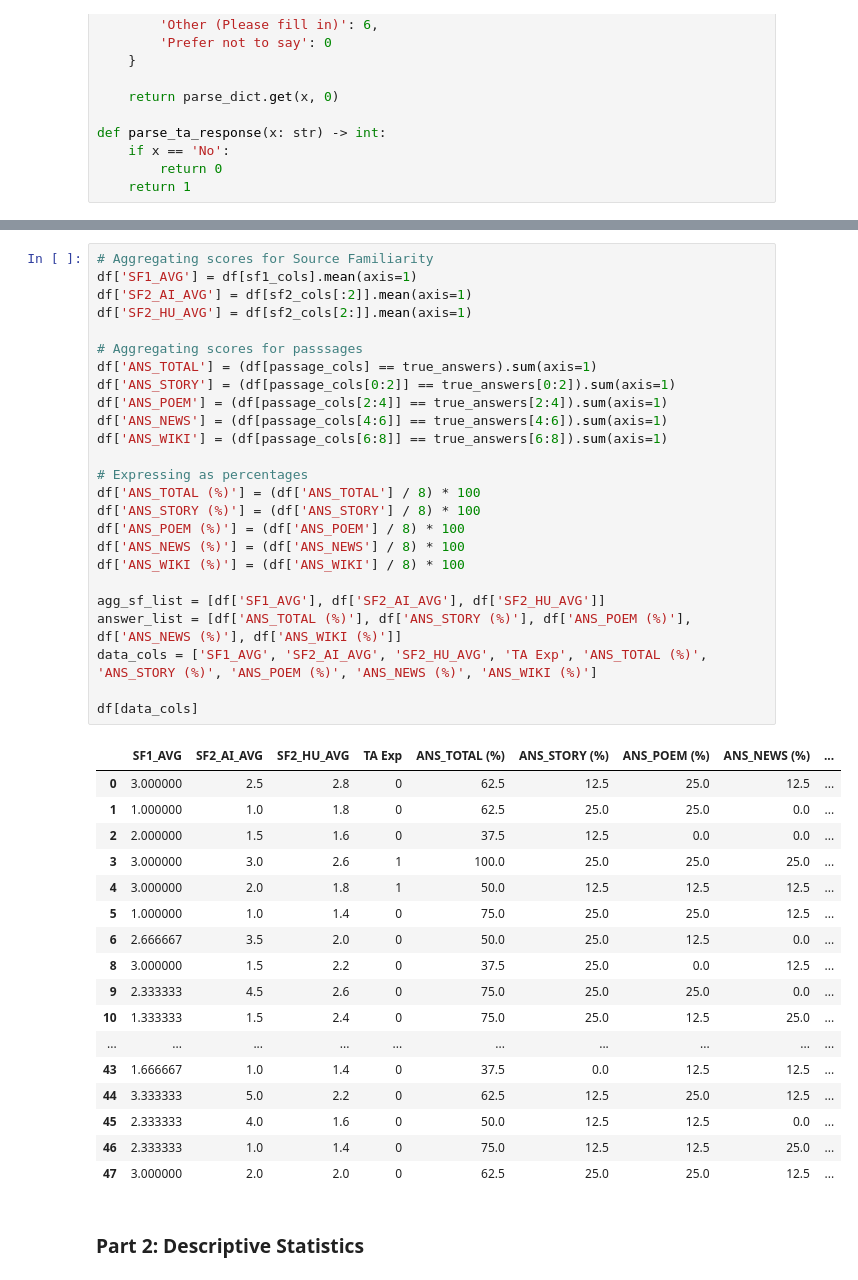
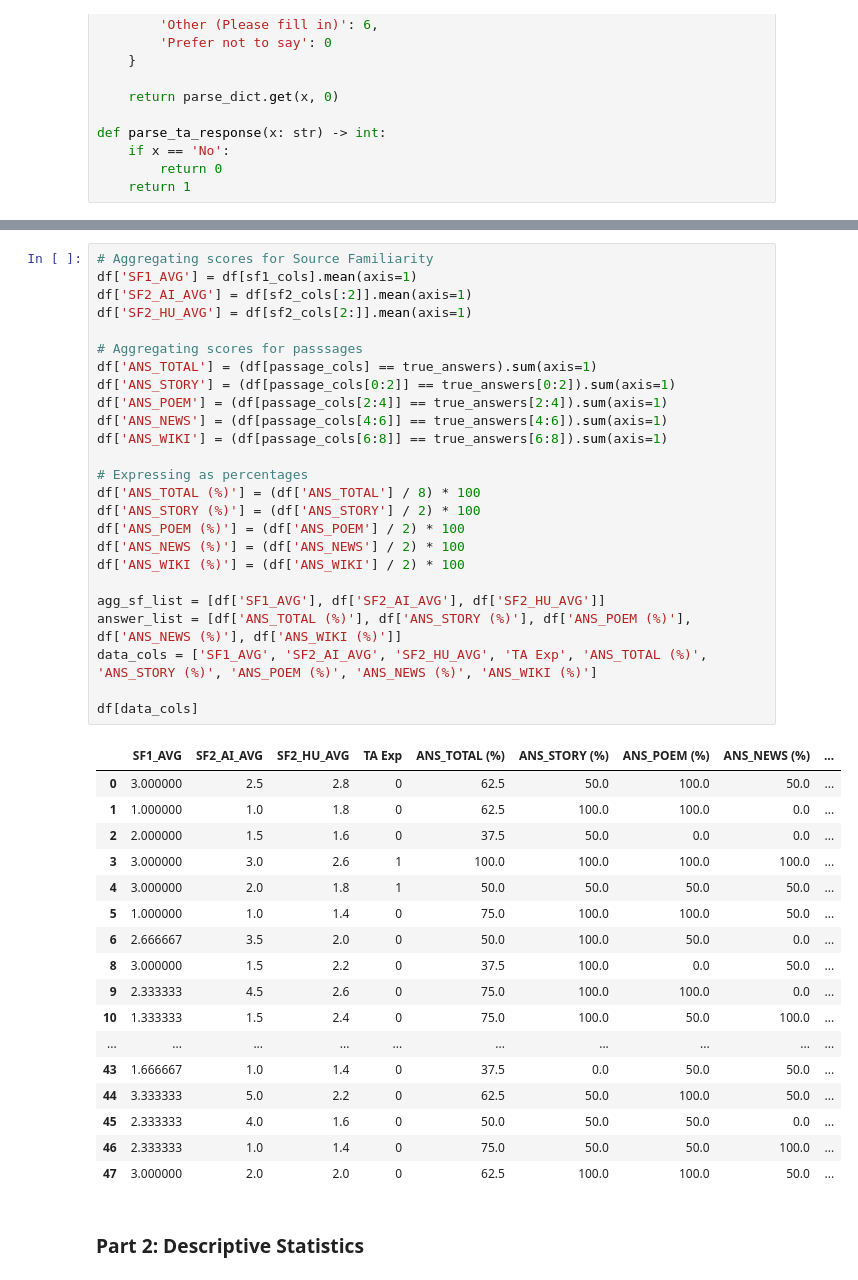
Before and after one commit to ZenithO-o/AI-Detection-Survey, a Jupyter notebook: data_analysis.ipynb, the cells around one changed output, grey strips where cells are left out. Cells and saved outputs as stored; diff of their text form.

```diff
--- a/data_analysis.ipynb
+++ b/data_analysis.ipynb
@@ -141,46 +141,46 @@ Group 6 Questionnaire (Class)_November 21, 2023_10.31.tsv
 # %%
 # Aggregating scores for Source Familiarity
 df['SF1_AVG'] = df[sf1_cols].mean(axis=1)
 df['SF2_AI_AVG'] = df[sf2_cols[:2]].mean(axis=1)
 df['SF2_HU_AVG'] = df[sf2_cols[2:]].mean(axis=1)
 
 # Aggregating scores for passsages
 df['ANS_TOTAL'] = (df[passage_cols] == true_answers).sum(axis=1)
 df['ANS_STORY'] = (df[passage_cols[0:2]] == true_answers[0:2]).sum(axis=1)
 df['ANS_POEM'] = (df[passage_cols[2:4]] == true_answers[2:4]).sum(axis=1)
 df['ANS_NEWS'] = (df[passage_cols[4:6]] == true_answers[4:6]).sum(axis=1)
 df['ANS_WIKI'] = (df[passage_cols[6:8]] == true_answers[6:8]).sum(axis=1)
 
 # Expressing as percentages
 df['ANS_TOTAL (%)'] = (df['ANS_TOTAL'] / 8) * 100
-df['ANS_STORY (%)'] = (df['ANS_STORY'] / 8) * 100
-df['ANS_POEM (%)'] = (df['ANS_POEM'] / 8) * 100
-df['ANS_NEWS (%)'] = (df['ANS_NEWS'] / 8) * 100
-df['ANS_WIKI (%)'] = (df['ANS_WIKI'] / 8) * 100
+df['ANS_STORY (%)'] = (df['ANS_STORY'] / 2) * 100
+df['ANS_POEM (%)'] = (df['ANS_POEM'] / 2) * 100
+df['ANS_NEWS (%)'] = (df['ANS_NEWS'] / 2) * 100
+df['ANS_WIKI (%)'] = (df['ANS_WIKI'] / 2) * 100
 
 agg_sf_list = [df['SF1_AVG'], df['SF2_AI_AVG'], df['SF2_HU_AVG']]
 answer_list = [df['ANS_TOTAL (%)'], df['ANS_STORY (%)'], df['ANS_POEM (%)'], df['ANS_NEWS (%)'], df['ANS_WIKI (%)']]
 data_cols = ['SF1_AVG', 'SF2_AI_AVG', 'SF2_HU_AVG', 'TA Exp', 'ANS_TOTAL (%)', 'ANS_STORY (%)', 'ANS_POEM (%)', 'ANS_NEWS (%)', 'ANS_WIKI (%)']
 
 df[data_cols]
 # %% [output]
 |  | SF1_AVG | SF2_AI_AVG | SF2_HU_AVG | TA Exp | ANS_TOTAL (%) | ANS_STORY (%) | ANS_POEM (%) | ANS_NEWS (%) | ... |
-| 0 | 3.000000 | 2.5 | 2.8 | 0 | 62.5 | 12.5 | 25.0 | 12.5 | ... |
-| 1 | 1.000000 | 1.0 | 1.8 | 0 | 62.5 | 25.0 | 25.0 | 0.0 | ... |
-| 2 | 2.000000 | 1.5 | 1.6 | 0 | 37.5 | 12.5 | 0.0 | 0.0 | ... |
-| 3 | 3.000000 | 3.0 | 2.6 | 1 | 100.0 | 25.0 | 25.0 | 25.0 | ... |
-| 4 | 3.000000 | 2.0 | 1.8 | 1 | 50.0 | 12.5 | 12.5 | 12.5 | ... |
-| 5 | 1.000000 | 1.0 | 1.4 | 0 | 75.0 | 25.0 | 25.0 | 12.5 | ... |
-| 6 | 2.666667 | 3.5 | 2.0 | 0 | 50.0 | 25.0 | 12.5 | 0.0 | ... |
-| 8 | 3.000000 | 1.5 | 2.2 | 0 | 37.5 | 25.0 | 0.0 | 12.5 | ... |
-| 9 | 2.333333 | 4.5 | 2.6 | 0 | 75.0 | 25.0 | 25.0 | 0.0 | ... |
-| 10 | 1.333333 | 1.5 | 2.4 | 0 | 75.0 | 25.0 | 12.5 | 25.0 | ... |
+| 0 | 3.000000 | 2.5 | 2.8 | 0 | 62.5 | 50.0 | 100.0 | 50.0 | ... |
+| 1 | 1.000000 | 1.0 | 1.8 | 0 | 62.5 | 100.0 | 100.0 | 0.0 | ... |
+| 2 | 2.000000 | 1.5 | 1.6 | 0 | 37.5 | 50.0 | 0.0 | 0.0 | ... |
+| 3 | 3.000000 | 3.0 | 2.6 | 1 | 100.0 | 100.0 | 100.0 | 100.0 | ... |
+| 4 | 3.000000 | 2.0 | 1.8 | 1 | 50.0 | 50.0 | 50.0 | 50.0 | ... |
+| 5 | 1.000000 | 1.0 | 1.4 | 0 | 75.0 | 100.0 | 100.0 | 50.0 | ... |
+| 6 | 2.666667 | 3.5 | 2.0 | 0 | 50.0 | 100.0 | 50.0 | 0.0 | ... |
+| 8 | 3.000000 | 1.5 | 2.2 | 0 | 37.5 | 100.0 | 0.0 | 50.0 | ... |
+| 9 | 2.333333 | 4.5 | 2.6 | 0 | 75.0 | 100.0 | 100.0 | 0.0 | ... |
+| 10 | 1.333333 | 1.5 | 2.4 | 0 | 75.0 | 100.0 | 50.0 | 100.0 | ... |
 | ... | ... | ... | ... | ... | ... | ... | ... | ... | ... |
-| 43 | 1.666667 | 1.0 | 1.4 | 0 | 37.5 | 0.0 | 12.5 | 12.5 | ... |
-| 44 | 3.333333 | 5.0 | 2.2 | 0 | 62.5 | 12.5 | 25.0 | 12.5 | ... |
-| 45 | 2.333333 | 4.0 | 1.6 | 0 | 50.0 | 12.5 | 12.5 | 0.0 | ... |
-| 46 | 2.333333 | 1.0 | 1.4 | 0 | 75.0 | 12.5 | 12.5 | 25.0 | ... |
-| 47 | 3.000000 | 2.0 | 2.0 | 0 | 62.5 | 25.0 | 25.0 | 12.5 | ... |
+| 43 | 1.666667 | 1.0 | 1.4 | 0 | 37.5 | 0.0 | 50.0 | 50.0 | ... |
+| 44 | 3.333333 | 5.0 | 2.2 | 0 | 62.5 | 50.0 | 100.0 | 50.0 | ... |
+| 45 | 2.333333 | 4.0 | 1.6 | 0 | 50.0 | 50.0 | 50.0 | 0.0 | ... |
+| 46 | 2.333333 | 1.0 | 1.4 | 0 | 75.0 | 50.0 | 50.0 | 100.0 | ... |
+| 47 | 3.000000 | 2.0 | 2.0 | 0 | 62.5 | 100.0 | 100.0 | 50.0 | ... |
 # %% [markdown]
 ### Part 2: Descriptive Statistics
 # %%
```
Also changed, not shown: parts of 2 cells of this notebook.
